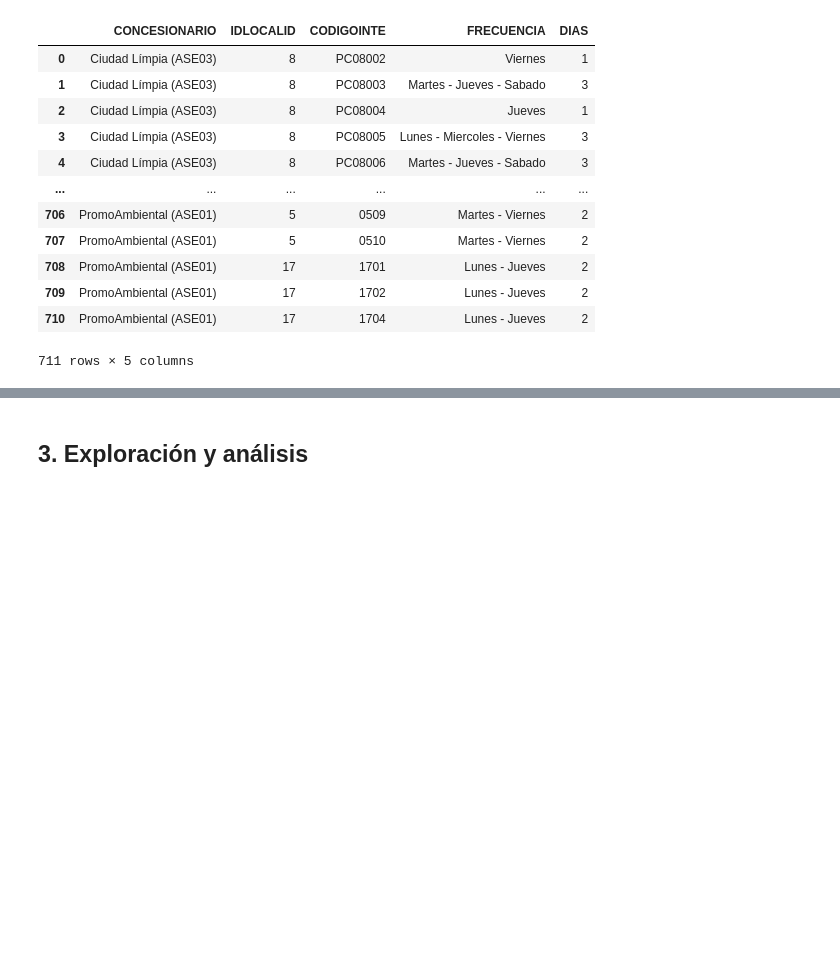
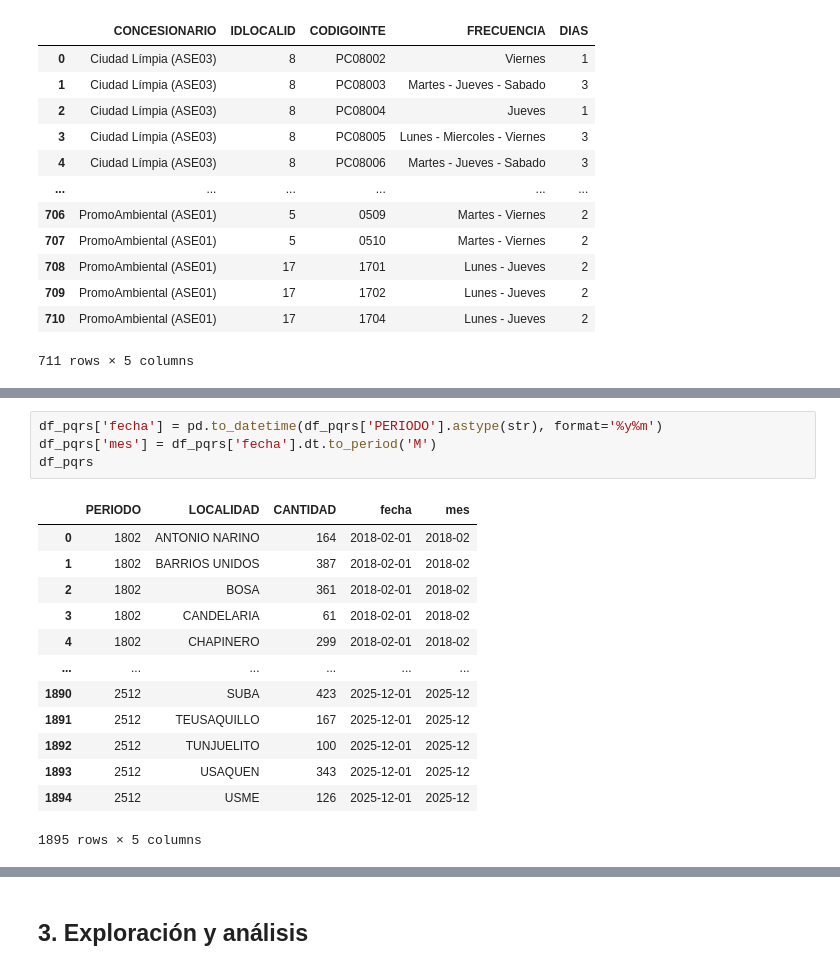
Before and after one commit to Ale92009/DATA1002_Proyecto2, a Jupyter notebook: notebooks/desarrollo.ipynb, the cells around one changed output, grey strips where cells are left out. Cells and saved outputs as stored; diff of their text form; blank space fills up the shorter version.

```diff
--- a/notebooks/desarrollo.ipynb
+++ b/notebooks/desarrollo.ipynb
@@ -212,0 +222,18 @@ df_puntos_criticos['IDFRECUE'].nunique()
+# %%
+df_pqrs['fecha'] = pd.to_datetime(df_pqrs['PERIODO'].astype(str), format='%y%m')
+df_pqrs['mes'] = df_pqrs['fecha'].dt.to_period('M')
+df_pqrs
+# %% [output]
+|  | PERIODO | LOCALIDAD | CANTIDAD | fecha | mes |
+| 0 | 1802 | ANTONIO NARINO | 164 | 2018-02-01 | 2018-02 |
+| 1 | 1802 | BARRIOS UNIDOS | 387 | 2018-02-01 | 2018-02 |
+| 2 | 1802 | BOSA | 361 | 2018-02-01 | 2018-02 |
+| 3 | 1802 | CANDELARIA | 61 | 2018-02-01 | 2018-02 |
+| 4 | 1802 | CHAPINERO | 299 | 2018-02-01 | 2018-02 |
+| ... | ... | ... | ... | ... | ... |
+| 1890 | 2512 | SUBA | 423 | 2025-12-01 | 2025-12 |
+| 1891 | 2512 | TEUSAQUILLO | 167 | 2025-12-01 | 2025-12 |
+| 1892 | 2512 | TUNJUELITO | 100 | 2025-12-01 | 2025-12 |
+| 1893 | 2512 | USAQUEN | 343 | 2025-12-01 | 2025-12 |
+| 1894 | 2512 | USME | 126 | 2025-12-01 | 2025-12 |
+1895 rows × 5 columns
```
Also changed, not shown: parts of 15 cells of this notebook, 2 other files.
